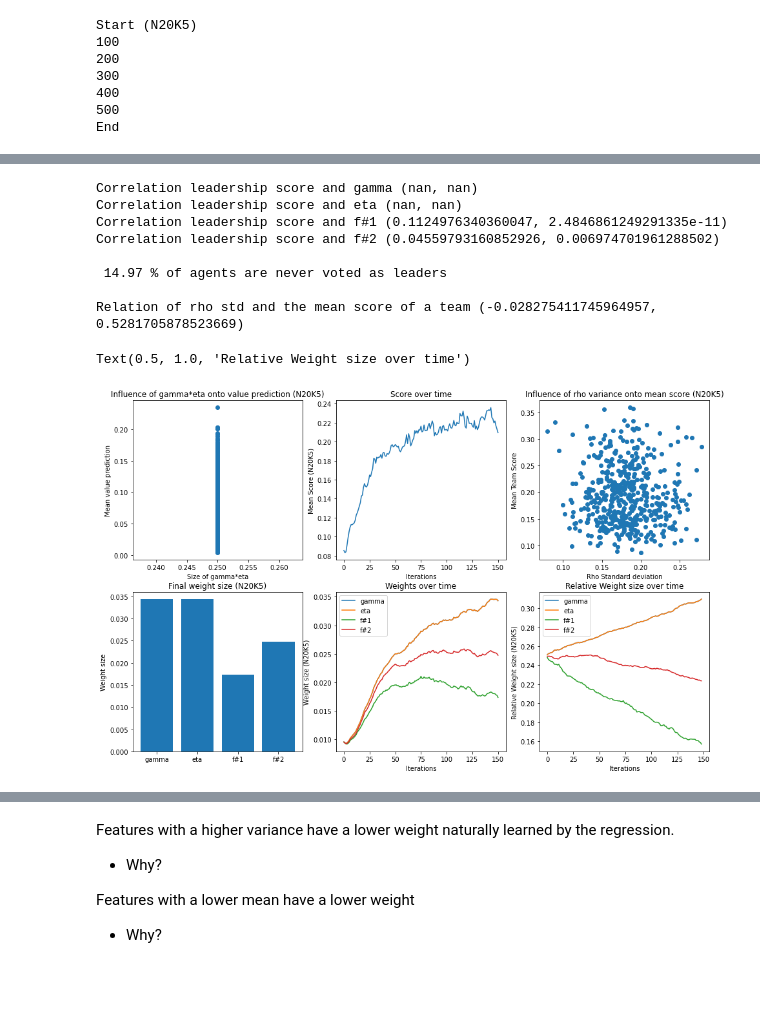
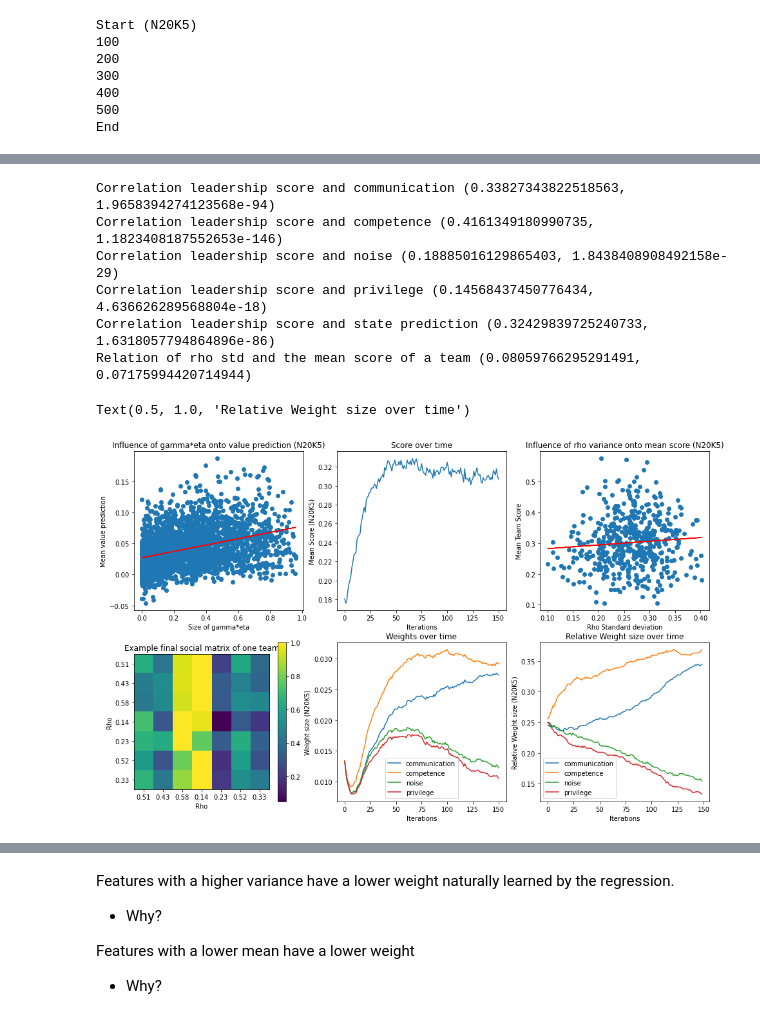
Before and after one commit to sheuschk/DiversitySimulation, a Jupyter notebook: Leadership Granting (Simulation 3).ipynb, the cells around one changed output, grey strips where cells are left out. Cells and saved outputs as stored; diff of their text form; code cells hidden in the pictures; blank space fills up the shorter version.

Commit message:
Similarity matrix

```diff
--- a/Leadership Granting (Simulation 3).ipynb
+++ b/Leadership Granting (Simulation 3).ipynb
@@ -377,10 +393,8 @@ def get_individual_labels(etas, all_scores, speaker_score, speaker, temp):
         p_ideas = softmax(agent_scores, temp * etas[agent_i])
         values[agent_i] = rng.choice(agent_scores, p=p_ideas)
     values[speaker] = speaker_score
-    # return values
 
-    # get individual labels
-    return np.clip(speaker_score - values, 0, 100) # *10
+    return speaker_score - values # + values.min()
 
 
     # get normalized speaker score
@@ -392 +481,11 @@ def get_individual_labels(etas, all_scores, speaker_score, speaker, temp):
+# %%
+def create_random_matrix(rho):
+    matrix = rng.random(len(rho)**2).reshape((len(rho), len(rho)))
+    matrix -= matrix.min(axis=1).reshape(-1,1)
+    matrix /= matrix.max(axis=1).reshape(-1,1)
+    return matrix
+
+def create_fair_matrix(rho):
+    matrix = np.ones((len(rho), len(rho)))
+    return matrix
 # %%
@@ -483,5 +576,5 @@ def run_Regression_voting(env, f, iterations, rng):
 # %%
-rng = np.random.default_rng(110)
+rng = np.random.default_rng(10)
 iterations = 150
 n_trials = 500
 
@@ -508,9 +601,10 @@ for i in range(n_trials):
         weight_tracker,
         score_tracker,
         leadership_score,
-    ) = run_Regression_voting(env, f, iterations, rng)
+    ) = run_LeadershipGranting(env, f, iterations, rng)
 
     # fmt: off
+    np.fill_diagonal(leadership_score, leadership_score.mean(axis=0))
     results[i * n_agents : i * n_agents + n_agents][:, :n_features] = f
     results[i * n_agents : i * n_agents + n_agents][:, n_features : n_features * 2] = w
     results[i * n_agents : i * n_agents + n_agents][:, n_features * 2]              = state_prediction
@@ -541,28 +670,26 @@ End
 # %%
 fig, axs = plt.subplots(2, 3, figsize=(16, 10))
 
-labels = ["gamma", "eta"]
-labels.extend([f"f#{_+1}" for _ in range(n_features - 2)])
-# mean_leadership = (
-#     all_leadership_scores.reshape((n_trials, n_agents, n_agents)).mean(axis=2).flatten()
-# )
+labels = ["communication", "competence", "noise", "privilege"]
 for i, l in enumerate(labels):
     print(
         f"Correlation leadership score and {l}", pearsonr(results[:, n_features * 2 +2], results[:, i])
     )
-
-print("\n",
-    ((all_leadership_scores == 0).sum() / 7 / (n_trials * n_agents) * 100).round(2),
-    "% of agents are never voted as leaders \n",
-)
+print(
+        f"Correlation leadership score and state prediction", pearsonr(results[:, n_features * 2 +2], results[:, n_features * 2])
+    )
+# print("\n",
+#     ((all_leadership_scores == 0).sum() / 7 / (n_trials * n_agents) * 100).round(2),
+#     "% of agents are never voted as leaders \n",
+# )
 
 # Correlation_plots
 x = results[:, 0] * results[:, 1]
 y = results[:, n_features * 2]
 axs[0, 0].scatter(x, y)
-# m, c = np.polyfit(x, y, 1)
+m, c = np.polyfit(x, y, 1)
 axs[0, 0].set_title(f"Influence of gamma*eta onto value prediction (N{N}K{K})")
-# axs[0, 0].plot(x, m * x + c, "r")
+axs[0, 0].plot(x, m * x + c, "r")
 axs[0, 0].set_xlabel("Size of gamma*eta")
 axs[0, 0].set_ylabel("Mean value prediction")
 
@@ -572,44 +699,52 @@ axs[0, 1].set_xlabel("Iterations")
 axs[0, 1].set_ylabel(f"Mean Score (N{N}K{K})")
 axs[0, 1].set_title("Score over time")
 
 
 x = results[:, 3].reshape((n_trials, n_agents)).std(axis=1)  # std of rho in a team
 y = results[:, n_features * 2 + 1].reshape((n_trials, n_agents)).mean(axis=1)
 axs[0, 2].scatter(x, y)
-# m, c = np.polyfit(x, y, 1)
+m, c = np.polyfit(x, y, 1)
 axs[0, 2].set_title(f"Influence of rho variance onto mean score (N{N}K{K})")
-# axs[0, 2].plot(x, m * x + c, "r")
+axs[0, 2].plot(x, m * x + c, "r")
 axs[0, 2].set_xlabel("Rho Standard deviation")
 axs[0, 2].set_ylabel("Mean Team Score")
 print("Relation of rho std and the mean score of a team", pearsonr(x, y))
 
 
 # Weight size
-axs[1, 0].bar(x=labels, height=results[:, n_features : n_features * 2].mean(axis=0))
-axs[1, 0].set_title(f"Final weight size (N{N}K{K})")
-axs[1, 0].set_ylabel("Weight size")
+matrix = all_leadership_scores[:7].T
+# x= results[:7,0] * results[:7,1]
+x = results[:7,3]
+axs[1, 0].set_title("Example final social matrix of one team")
+im = axs[1, 0].imshow(matrix)
+fig.colorbar(im, ax=axs[1,0])
+axs[1, 0].set_xticks(np.arange(7))
+axs[1, 0].set_xticklabels(x.round(2))
+axs[1, 0].set_yticks(np.arange(7))
+axs[1, 0].set_yticklabels(x.round(2));
+axs[1, 0].set_xlabel("Rho")
+axs[1, 0].set_ylabel("Rho")
+
 
 # Weights over time
 [axs[1, 1].plot(all_weights[:, i], label=labels[i]) for i in range(len(labels))]
 axs[1, 1].legend()
 axs[1, 1].set_xlabel("Iterations")
 axs[1, 1].set_ylabel(f"Weight size (N{N}K{K})")
 axs[1, 1].set_title("Weights over time")
 
 rel_weights = all_weights / all_weights.sum(axis=1).reshape(-1,1)
 [axs[1, 2].plot(rel_weights[2:, i], label=labels[i]) for i in range(len(labels))]
 axs[1, 2].legend()
 axs[1, 2].set_xlabel("Iterations")
 axs[1, 2].set_ylabel(f"Relative Weight size (N{N}K{K})")
 axs[1, 2].set_title("Relative Weight size over time")
 # %% [output]
-Correlation leadership score and gamma (nan, nan)
-Correlation leadership score and eta (nan, nan)
-Correlation leadership score and f#1 (0.1124976340360047, 2.4846861249291335e-11)
-Correlation leadership score and f#2 (0.04559793160852926, 0.006974701961288502)
-
- 14.97 % of agents are never voted as leaders
-
-Relation of rho std and the mean score of a team (-0.028275411745964957, 0.5281705878523669)
+Correlation leadership score and communication (0.33827343822518563, 1.9658394274123568e-94)
+Correlation leadership score and competence (0.4161349180990735, 1.1823408187552653e-146)
+Correlation leadership score and noise (0.18885016129865403, 1.8438408908492158e-29)
+Correlation leadership score and privilege (0.14568437450776434, 4.636626289568804e-18)
+Correlation leadership score and state prediction (0.32429839725240733, 1.6318057794864896e-86)
+Relation of rho std and the mean score of a team (0.08059766295291491, 0.07175994420714944)
 Text(0.5, 1.0, 'Relative Weight size over time')
-[figure, old version]
+[figure, new version]
```
Also changed, not shown: parts of 30 cells of this notebook, 1 other file.
